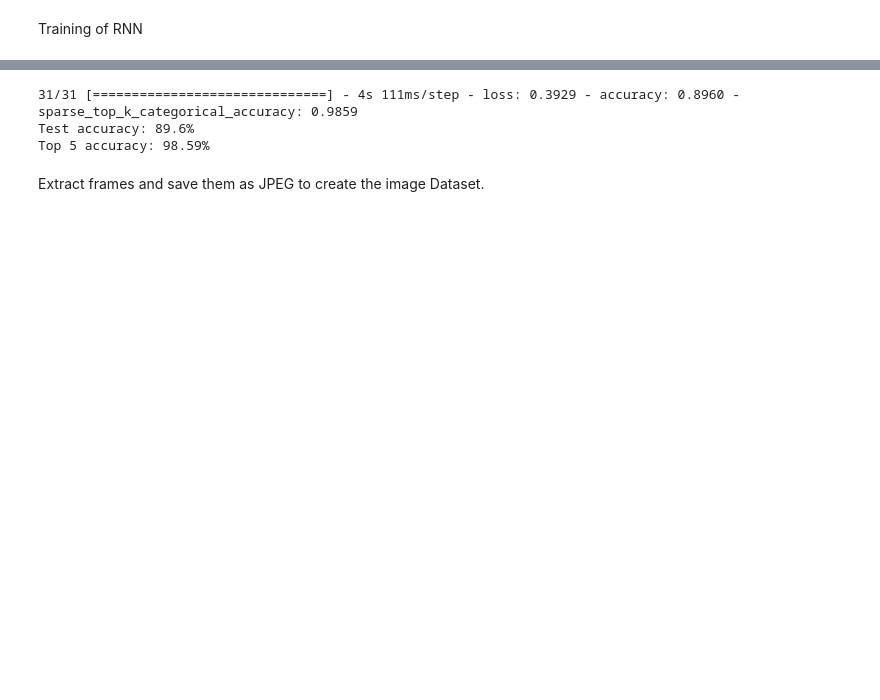
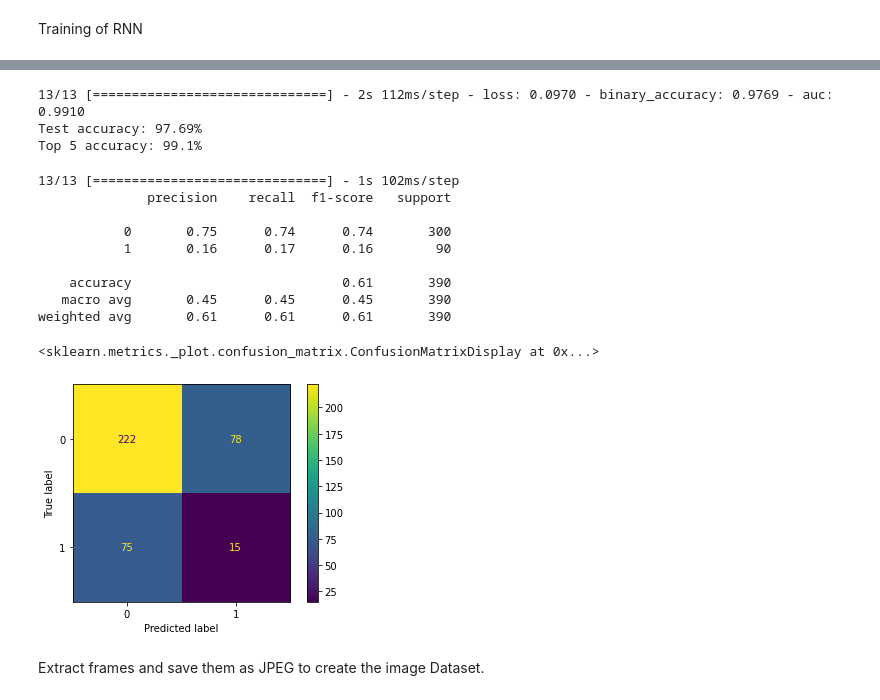
Before and after one commit to dalonm03/TFG, a Jupyter notebook: src/tfg.ipynb, the cells around one changed output, grey strips where cells are left out. Cells and saved outputs as stored; diff of their text form; code cells hidden in the pictures; blank space fills up the shorter version.

```diff
--- a/src/tfg.ipynb
+++ b/src/tfg.ipynb
@@ -481,8 +552,24 @@ def new_lstm_model(n_labels):
         loss='sparse_categorical_crossentropy', optimizer='adam', metrics=['accuracy',tf.keras.metrics.SparseTopKCategoricalAccuracy(k=5)]
     )
     return lstm_model
+
+def new_binary_lstm_model():
+    frame_features_input = tf.keras.Input((frames_per_video, 2048))
+
+    x = tf.keras.layers.LSTM(4096, return_sequences=False,dropout=0.5)(frame_features_input)
+    #x = tf.keras.layers.lstm(1024)(x)
+    x = tf.keras.layers.Dense(512, activation='relu')(x)
+    x = tf.keras.layers.Dropout(0.5)(x)
+    output = tf.keras.layers.Dense(1, activation='sigmoid')(x)
+
+    lstm_model = tf.keras.Model(frame_features_input,output)
+
+    lstm_model.compile(
+        loss='binary_crossentropy', optimizer='adam', metrics=['binary_accuracy',tf.keras.metrics.AUC()]
+    )
+    return lstm_model
 # %%
-lstm_model = new_lstm_model(len(adl_labels))
+lstm_model = new_binary_lstm_model()
 #tf.keras.utils.plot_model(lstm_model, "lstm_modelo_tfg.png", show_shapes=True)
 # %% [markdown]
 Training of RNN
@@ -523,22 +610,33 @@ Epoch 16/100
 # %%
-lstm_model.load_weights("../checkpoint/adl_activity_LSTMmodel_11-0.39.hdf5")
+lstm_model.load_weights("../checkpoint/binary_activity_LSTMmodel_11-0.10.hdf5")
 metrics = lstm_model.evaluate(test_features)
 metrics_used = lstm_model.metrics_names
 print(f"Test accuracy: {round(metrics[1]*100,2)}%")
 print(f"Top 5 accuracy: {round(metrics[2]*100,2)}%")
 # %% [output]
-31/31 [==============================] - 4s 111ms/step - loss: 0.3929 - accuracy: 0.8960 - sparse_top_k_categorical_accuracy: 0.9859
-Test accuracy: 89.6%
-Top 5 accuracy: 98.59%
+13/13 [==============================] - 2s 112ms/step - loss: 0.0970 - binary_accuracy: 0.9769 - auc: 0.9910
+Test accuracy: 97.69%
+Top 5 accuracy: 99.1%
 # %%
 y_true = np.concatenate([y for x, y in test_features], axis=0)
 x = np.concatenate([x for x, y in test_features], axis=0)
-#y_pred = lstm_model.predict(x,batch_size=1)
-y_Indexpred=np.zeros(shape=(1530))
-for i, pre in enumerate(y_pred):
-    y_Indexpred[i] = int(np.argmax(pre))
+y_pred = lstm_model.predict(x)
+y_pred = [1 * (x[0]>=0.5) for x in y_pred]
 
-print(classification_report(y_true,y_Indexpred,target_names=labels))
+print(classification_report(y_true,y_pred))
+ConfusionMatrixDisplay(confusion_matrix(y_true,y_pred)).plot()
+# %% [output]
+13/13 [==============================] - 1s 102ms/step
+              precision    recall  f1-score   support
+
+           0       0.75      0.74      0.74       300
+           1       0.16      0.17      0.16        90
+
+    accuracy                           0.61       390
+   macro avg       0.45      0.45      0.45       390
+weighted avg       0.61      0.61      0.61       390
+<sklearn.metrics._plot.confusion_matrix.ConfusionMatrixDisplay at 0x...>
+[figure, added]
 # %% [markdown]
 Extract frames and save them as JPEG to create the image Dataset.
 # %%
```
Also changed, not shown: parts of 22 cells of this notebook.
